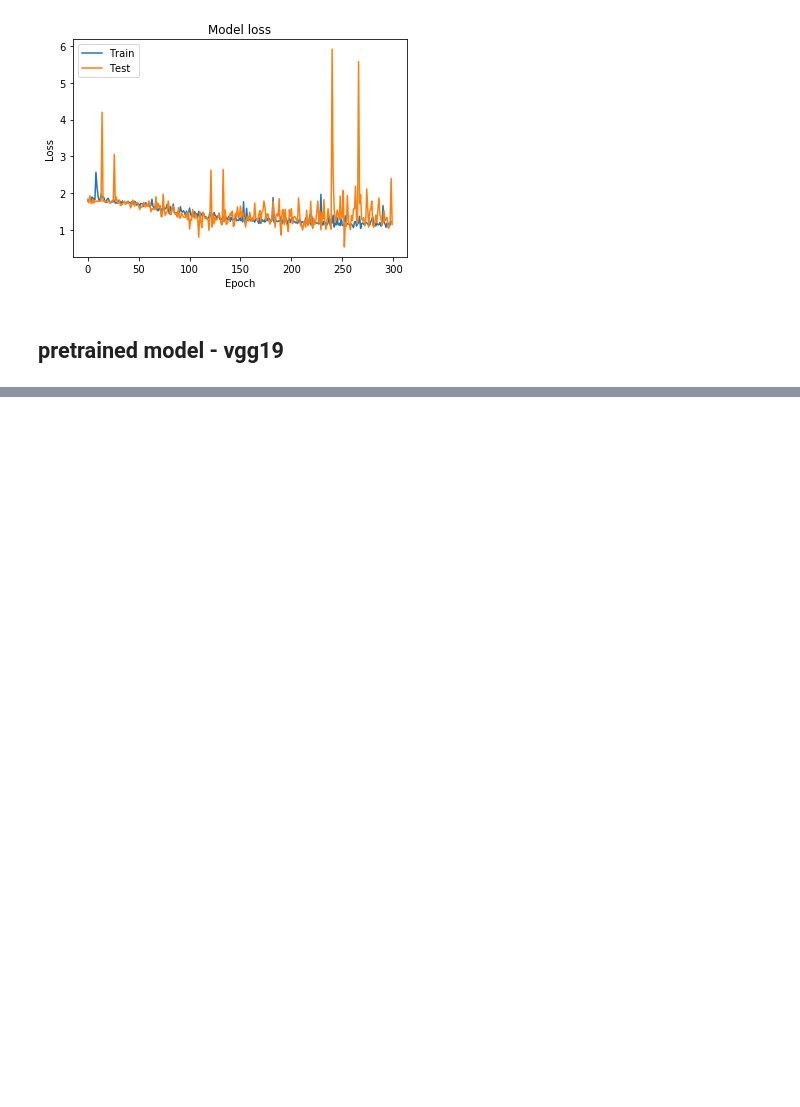
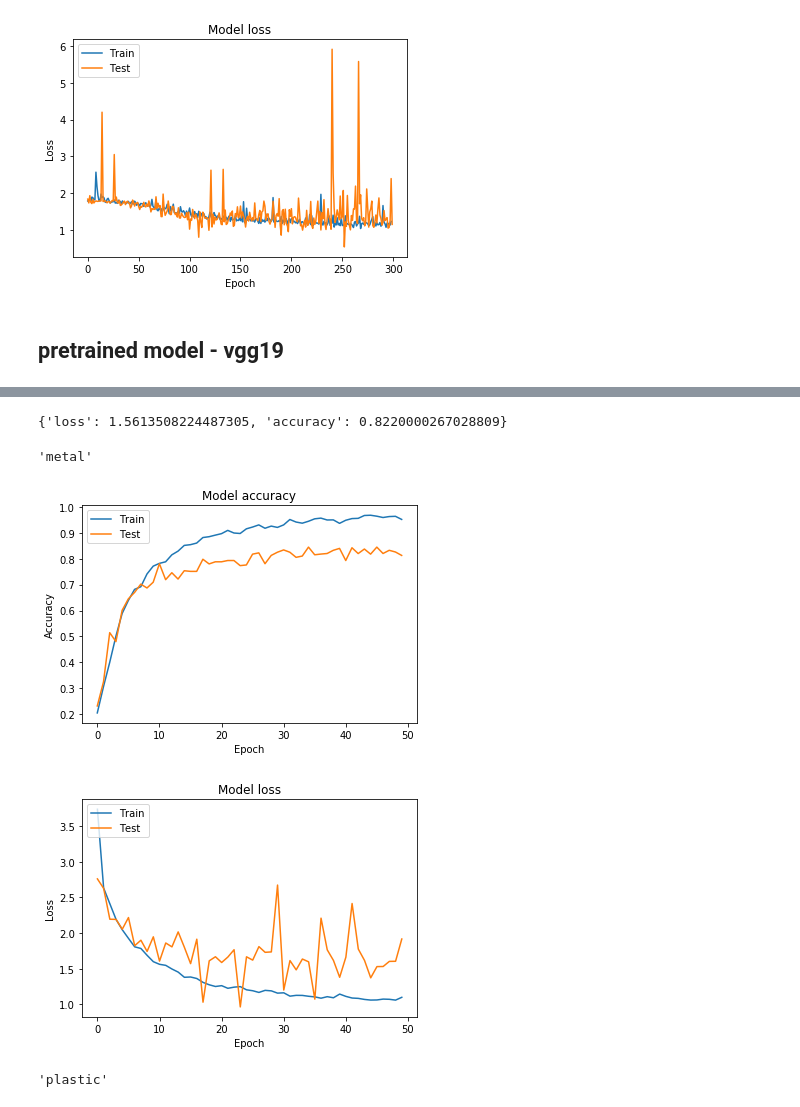
Before and after one commit to alssica/trash-classifier, a Jupyter notebook: CNN-Keras.ipynb, the cells around one changed output, grey strips where cells are left out. Drawn from its saved outputs; the diff is of its cells as text; code cells hidden in the pictures; blank space fills up the shorter version.

```diff
--- a/CNN-Keras.ipynb
+++ b/CNN-Keras.ipynb
@@ -428,17 +433,18 @@ for layer in vgg.layers:
 # adding custom Layers
 x = vgg.output
 x = Flatten()(x)
-x = Dense(4096, activation="relu")(x)
+x = Dense(2048, activation="relu")(x)
 x = Dropout(0.2)(x)
-x = Dense(4096, activation="relu")(x)
+x = Dense(2048, activation="relu")(x)
 x = Dropout(0.2)(x)
 y = Dense(num_classes, activation="softmax")(x)
 # %%
 # combined model
-combo_vgg2 = Model(input = vgg.input, output = y)
-combo_vgg2.compile(loss = "categorical_crossentropy",
-                  optimizer='rmsprop',
+
+combo_vgg5 = Model(input = vgg.input, output = y)
+combo_vgg5.compile(loss = "categorical_crossentropy",
+                  optimizer= keras.optimizers.Adam(learning_rate=lr),
                   metrics=["accuracy"])
 # %%
-checkpoint_vgg = ModelCheckpoint("model/vgg19_2.h5", monitor='val_accuracy', verbose=1, save_best_only=True, save_weights_only=False, mode='auto', period=1)
+checkpoint_vgg = ModelCheckpoint("model/vgg19_5.h5", monitor='val_accuracy', verbose=1, save_best_only=True, save_weights_only=False, mode='auto', period=1)
 # %%
@@ -463,10 +469,10 @@ Non-trainable params: 20,024,384
 _________________________________________________________________
 # %%
-history_vgg2 = combo_vgg2.fit_generator(train_tensor,
+history_vgg4 = combo_vgg5.fit_generator(train_tensor,
                             validation_data=test_tensor,
                             steps_per_epoch=len(X_train_df) // batch_size,
                             validation_steps=len(X_test_df) // batch_size,
-                            epochs=300,
+                            epochs=50,
                             verbose=1,
                             callbacks=[checkpoint_vgg])
 # %% [output]
@@ -475,6 +496,20 @@ KeyboardInterrupt:
 # %%
-make_eval(combo_vgg2)
+make_eval(combo_vgg5)
+# %% [output]
+{'loss': 1.5613508224487305, 'accuracy': 0.8220000267028809}
 # %%
-make_pred(combo_vgg2, 'img_pred/metal.jpg', img_w, img_h)
+make_pred(combo_vgg5, 'img_pred/metal.jpg', img_w, img_h)
+# %% [output]
+'metal'
 # %%
-plot_history(history_vgg2,start=0)
+plot_history(history_vgg4,start=0)
+# %% [output]
+[figure, added]
+[figure, added]
+# %%
+from keras.models import load_model
+
+test_model = load_model('model/vgg19_5.h5')
+make_pred(test_model, 'img_pred/metal.jpg', img_w, img_h)
+# %% [output]
+'plastic'
```
Also changed, not shown: parts of 4 cells of this notebook, 8 other files.
